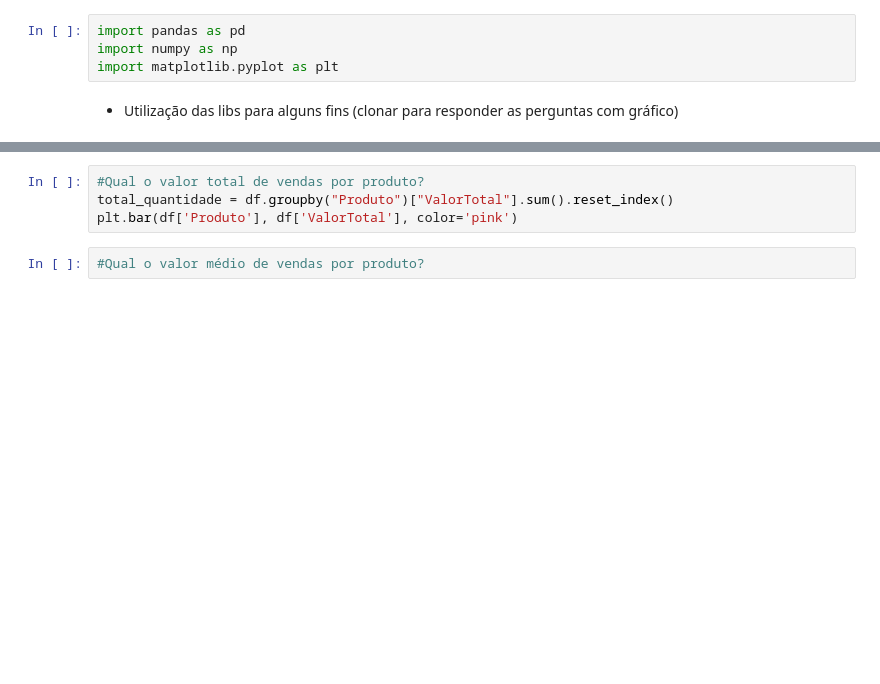
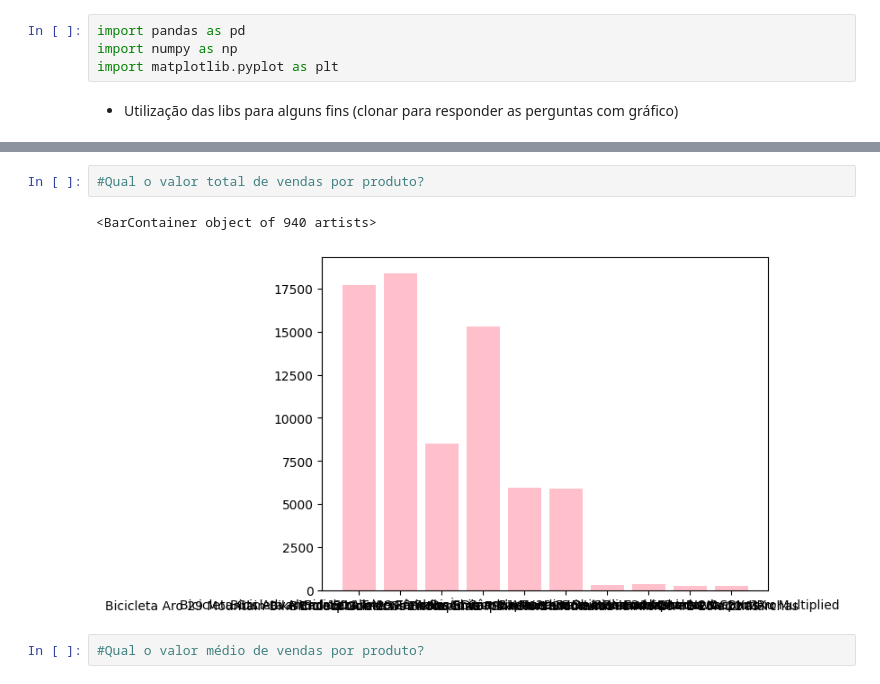
Before and after one commit to jcostaa1/analysis-client, a Jupyter notebook: analytic_graphs.ipynb, the cells around one changed output, grey strips where cells are left out. Cells and saved outputs as stored; diff of their text form; blank space fills up the shorter version.

```diff
--- a/analytic_graphs.ipynb
+++ b/analytic_graphs.ipynb
@@ -32,7 +28,8 @@ Text(0.5, 1.0, 'Produtos mais vendidos')
 # %%
 #Qual o valor total de vendas por produto?
-total_quantidade = df.groupby("Produto")["ValorTotal"].sum().reset_index()
-plt.bar(df['Produto'], df['ValorTotal'], color='pink')
+# %% [output]
+<BarContainer object of 940 artists>
+[figure, added]
 # %%
 #Qual o valor médio de vendas por produto?
 # %%
```
Also changed, not shown: parts of 6 cells of this notebook.
